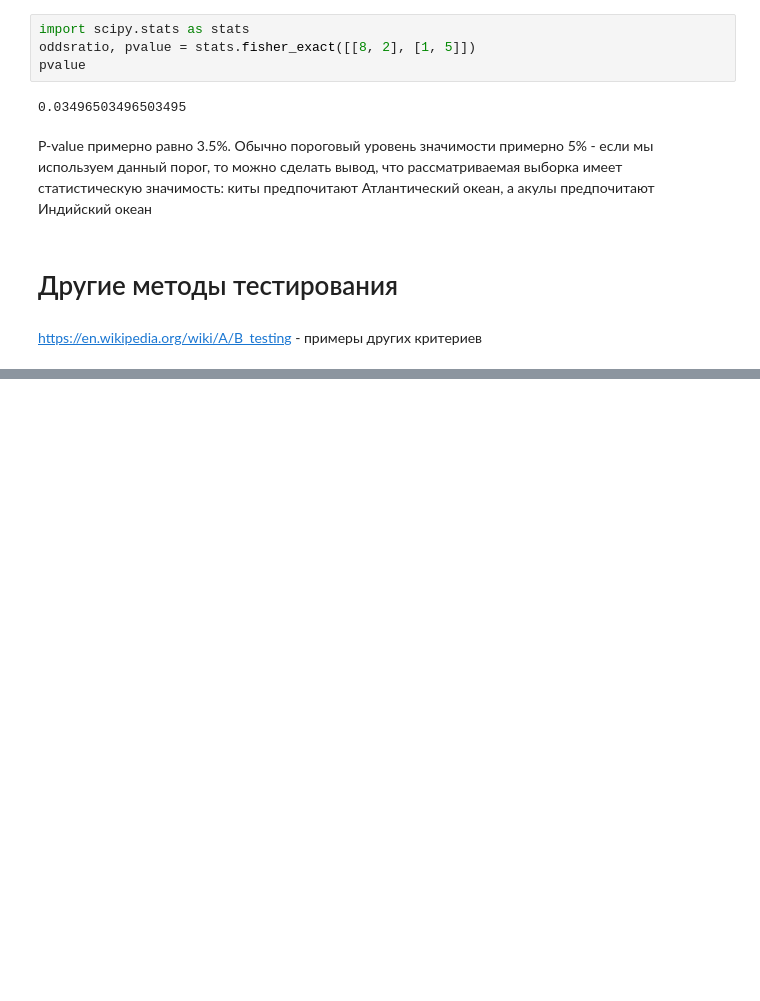
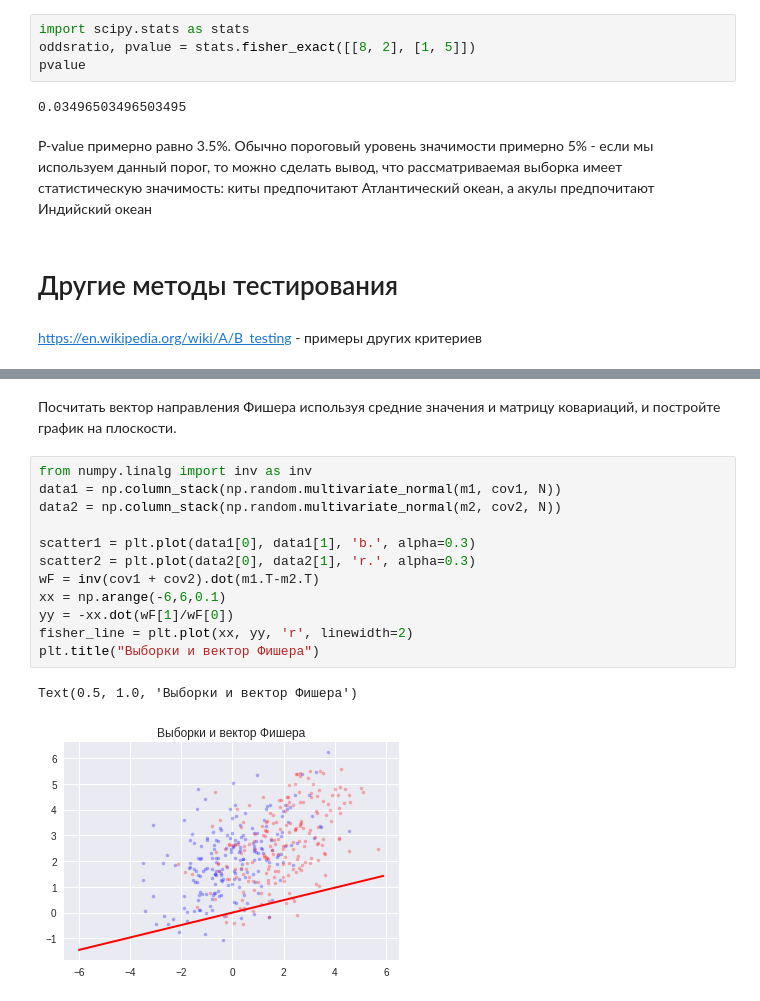
Before and after one commit to yustiks/statistics_in_python, a Jupyter notebook: statistics_3.ipynb, the cells around one changed output, grey strips where cells are left out. Drawn from its saved outputs; the diff is of its cells as text; blank space fills up the shorter version.

```diff
--- a/statistics_3.ipynb
+++ b/statistics_3.ipynb
@@ -510,0 +561,17 @@ https://en.wikipedia.org/wiki/A/B_testing - примеры других крит
+# %% [markdown]
+Посчитать вектор направления Фишера используя средние значения и матрицу ковариаций, и постройте график на плоскости.
+# %%
+from numpy.linalg import inv as inv
+data1 = np.column_stack(np.random.multivariate_normal(m1, cov1, N))
+data2 = np.column_stack(np.random.multivariate_normal(m2, cov2, N))
+
+scatter1 = plt.plot(data1[0], data1[1], 'b.', alpha=0.3)
+scatter2 = plt.plot(data2[0], data2[1], 'r.', alpha=0.3)
+wF = inv(cov1 + cov2).dot(m1.T-m2.T)
+xx = np.arange(-6,6,0.1)
+yy = -xx.dot(wF[1]/wF[0])
+fisher_line = plt.plot(xx, yy, 'r', linewidth=2)
+plt.title("Выборки и вектор Фишера")
+# %% [output]
+Text(0.5, 1.0, 'Выборки и вектор Фишера')
+[figure, added]
```
Also changed, not shown: parts of 8 cells of this notebook.
